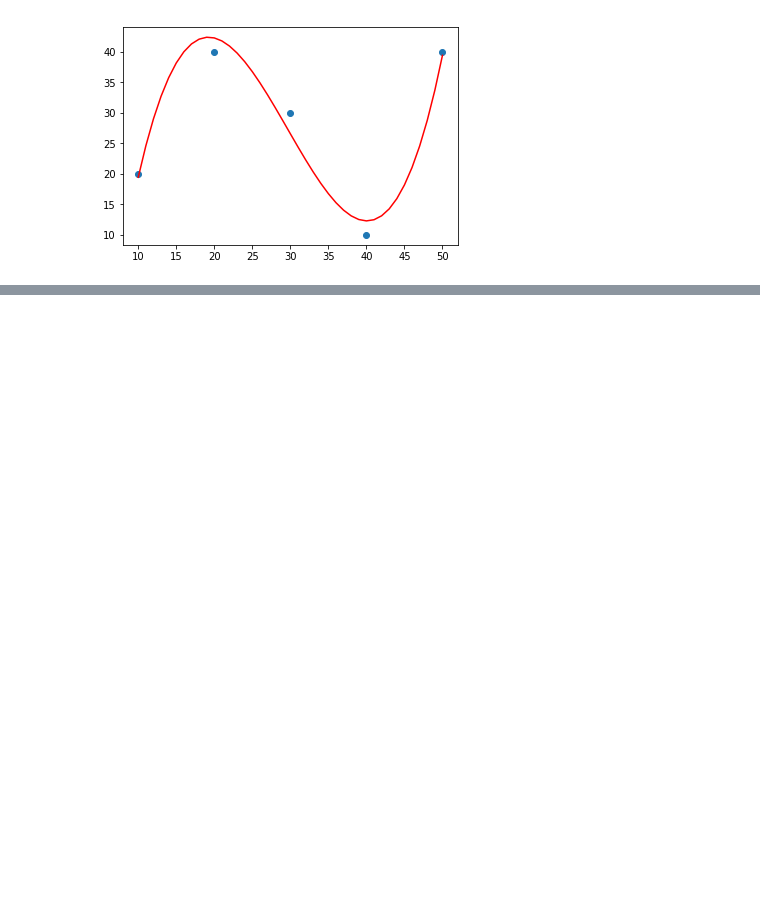
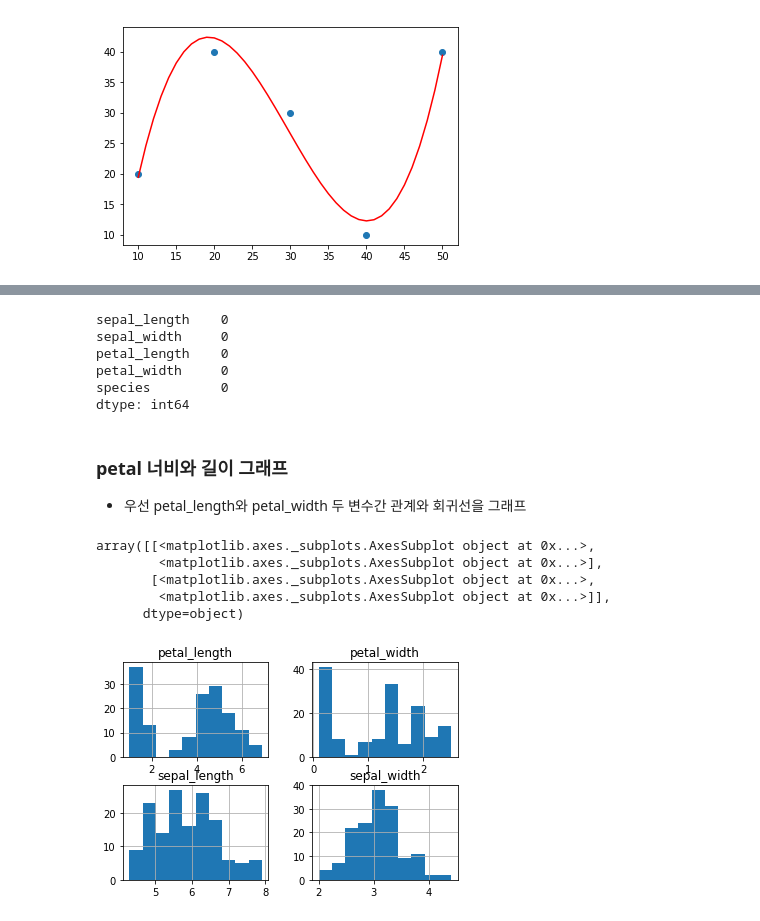
Before and after one commit to HeegeePark/MyStudySpace, a Jupyter notebook: 2019-2/BigData_Spark/src/ds7_regression.ipynb, the cells around one changed output, grey strips where cells are left out. Saved outputs shown, nothing was run; the diff lists cells and outputs as text; code cells hidden in the pictures; blank space fills up the shorter version.

```diff
--- a/2019-2/BigData_Spark/src/ds7_regression.ipynb
+++ b/2019-2/BigData_Spark/src/ds7_regression.ipynb
@@ -917,0 +955,6 @@ plt.show()
+# %%
+#ucl웹사이트에서 csv 읽기
+import pandas as np
+
+file_name = "https://archive.ics.uci.edu/ml/machine-learning-databases/iris/iris.data"
+iris = pd.read_csv(file_name, names=["sepal_length","sepal_width","petal_length", "petal_width","species"])
@@ -917,0 +995,22 @@ plt.show()
+# %%
+iris.isnull().sum()
+# %% [output]
+sepal_length    0
+sepal_width     0
+petal_length    0
+petal_width     0
+species         0
+dtype: int64
+# %% [markdown]
+### petal 너비와 길이 그래프
+- 우선 petal_length와 petal_width 두 변수간 관계와 회귀선을 그래프
+# %%
+%matplotlib inline
+iris.hist()
+# %% [output]
+array([[<matplotlib.axes._subplots.AxesSubplot object at 0x...>,
+        <matplotlib.axes._subplots.AxesSubplot object at 0x...>],
+       [<matplotlib.axes._subplots.AxesSubplot object at 0x...>,
+        <matplotlib.axes._subplots.AxesSubplot object at 0x...>]],
+      dtype=object)
+[figure, added]
```
Also changed, not shown: parts of 65 cells of this notebook, 4 other files.
